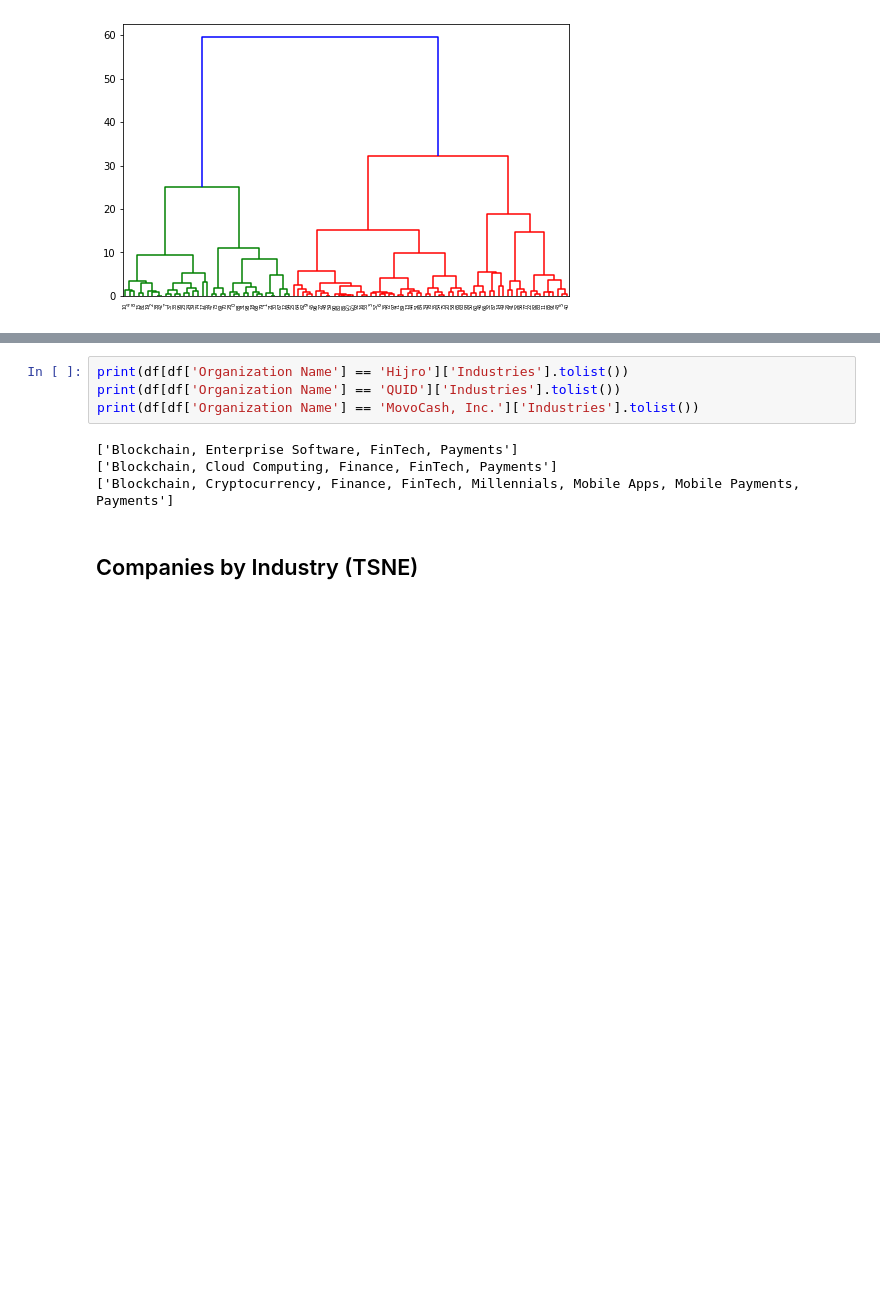
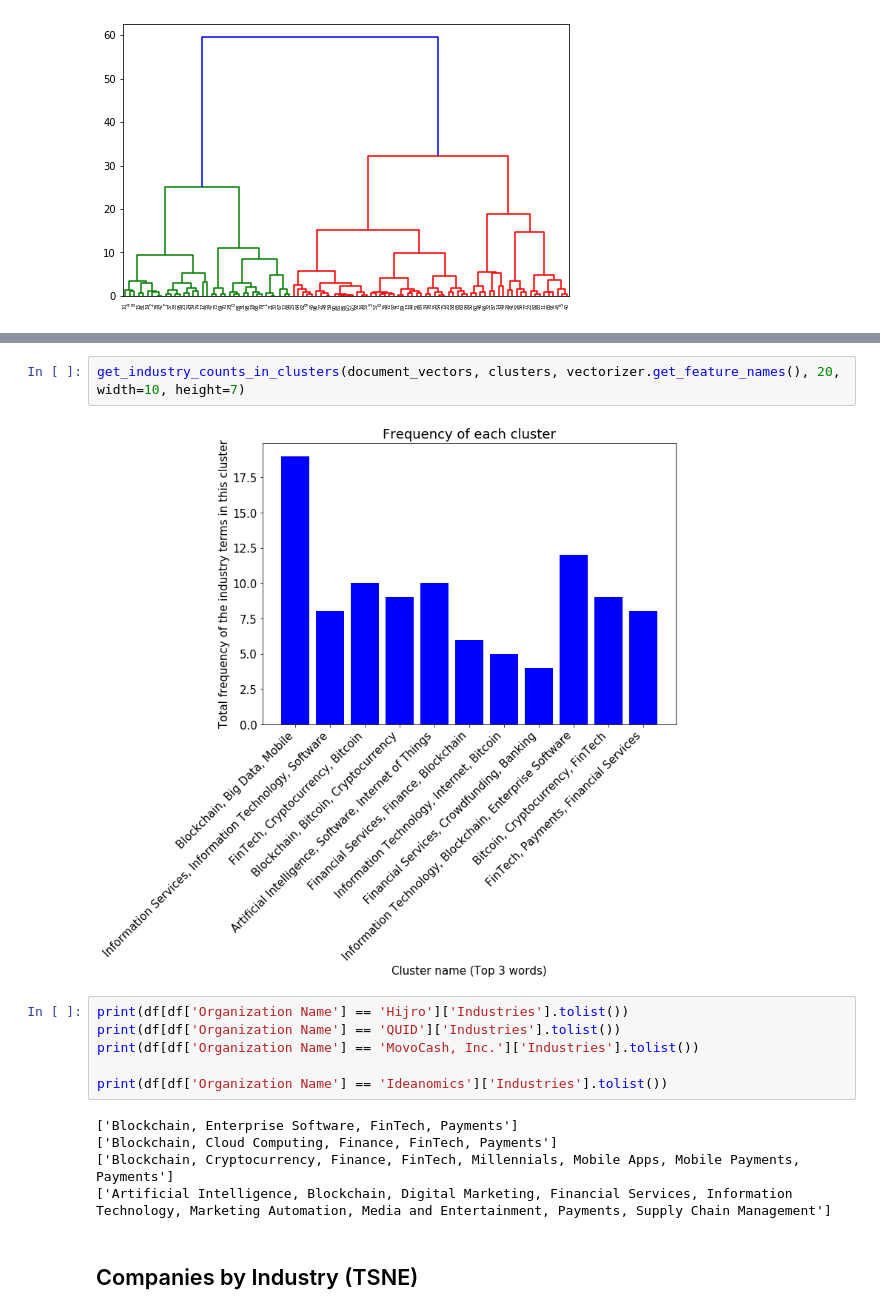
Before and after one commit to sdsc-blocklab/Blockchain-Market-Evolution, a Jupyter notebook: Visualizations.ipynb, the cells around one changed output, grey strips where cells are left out. Saved outputs shown, nothing was run; the diff lists cells and outputs as text; blank space fills up the shorter version.

```diff
--- a/Visualizations.ipynb
+++ b/Visualizations.ipynb
@@ -937,11 +937,18 @@ Digital Marketing, Information Technology, Enterprise Software, SaaS, Software,
+# %%
+get_industry_counts_in_clusters(document_vectors, clusters, vectorizer.get_feature_names(), 20, width=10, height=7)
+# %% [output]
+[figure, added]
 # %%
 print(df[df['Organization Name'] == 'Hijro']['Industries'].tolist())
 print(df[df['Organization Name'] == 'QUID']['Industries'].tolist())
 print(df[df['Organization Name'] == 'MovoCash, Inc.']['Industries'].tolist())
+
+print(df[df['Organization Name'] == 'Ideanomics']['Industries'].tolist())
 # %% [output]
 ['Blockchain, Enterprise Software, FinTech, Payments']
 ['Blockchain, Cloud Computing, Finance, FinTech, Payments']
 ['Blockchain, Cryptocurrency, Finance, FinTech, Millennials, Mobile Apps, Mobile Payments, Payments']
+['Artificial Intelligence, Blockchain, Digital Marketing, Financial Services, Information Technology, Marketing Automation, Media and Entertainment, Payments, Supply Chain Management']
 # %% [markdown]
 ## Companies by Industry (TSNE)
 # %%
```
Also changed, not shown: parts of 6 cells of this notebook.
